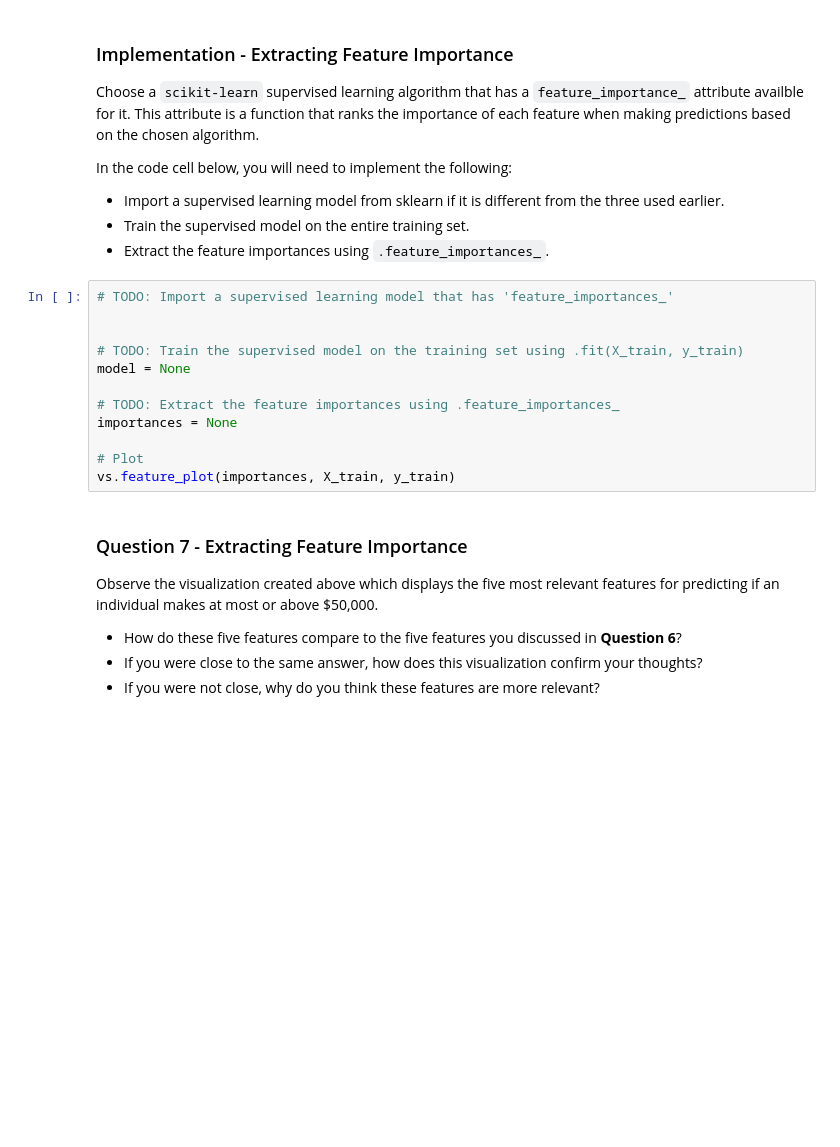
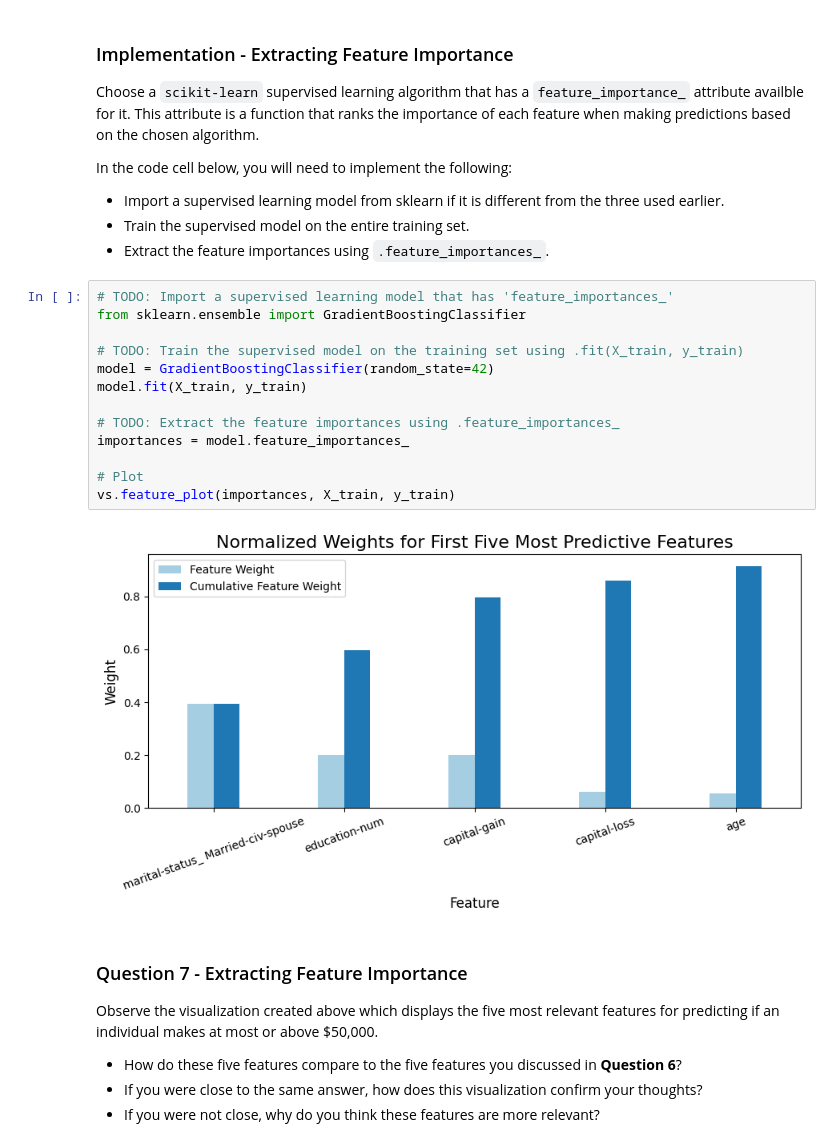
Before and after one commit to randallsutton/playground-ai, a Jupyter notebook: donors/finding_donors.ipynb, the cells around one changed output. Cells and saved outputs as stored; diff of their text form; blank space fills up the shorter version.

```diff
--- a/donors/finding_donors.ipynb
+++ b/donors/finding_donors.ipynb
@@ -586,16 +586,19 @@ In the code cell below, you will need to implement the following:
  - Extract the feature importances using `.feature_importances_`.
 # %%
 # TODO: Import a supervised learning model that has 'feature_importances_'
-
+from sklearn.ensemble import GradientBoostingClassifier
 
 # TODO: Train the supervised model on the training set using .fit(X_train, y_train)
-model = None
+model = GradientBoostingClassifier(random_state=42)
+model.fit(X_train, y_train)
 
 # TODO: Extract the feature importances using .feature_importances_
-importances = None
+importances = model.feature_importances_
 
 # Plot
 vs.feature_plot(importances, X_train, y_train)
+# %% [output]
+[figure, added]
 # %% [markdown]
 ### Question 7 - Extracting Feature Importance
 
```
Also changed, not shown: parts of 1 cell of this notebook.
